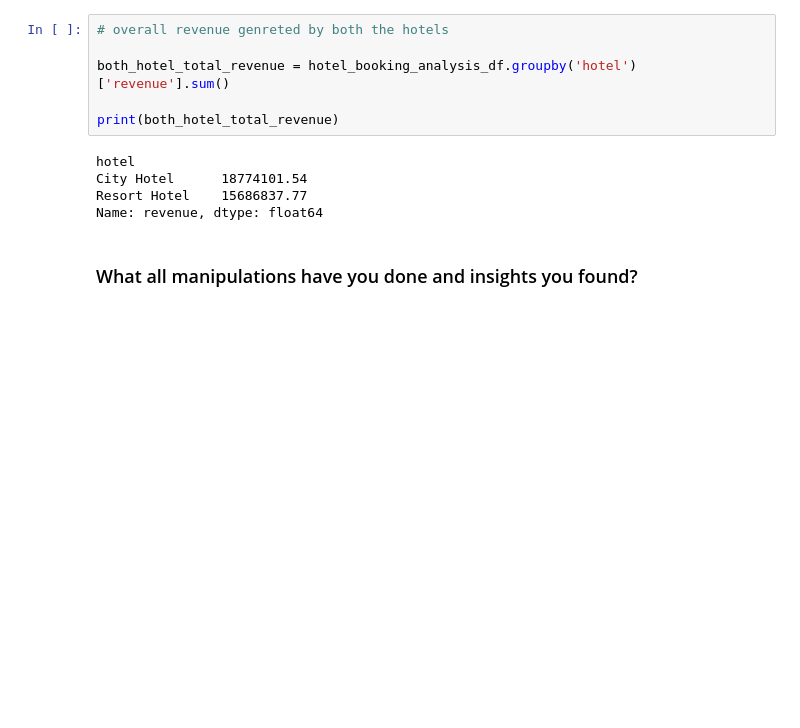
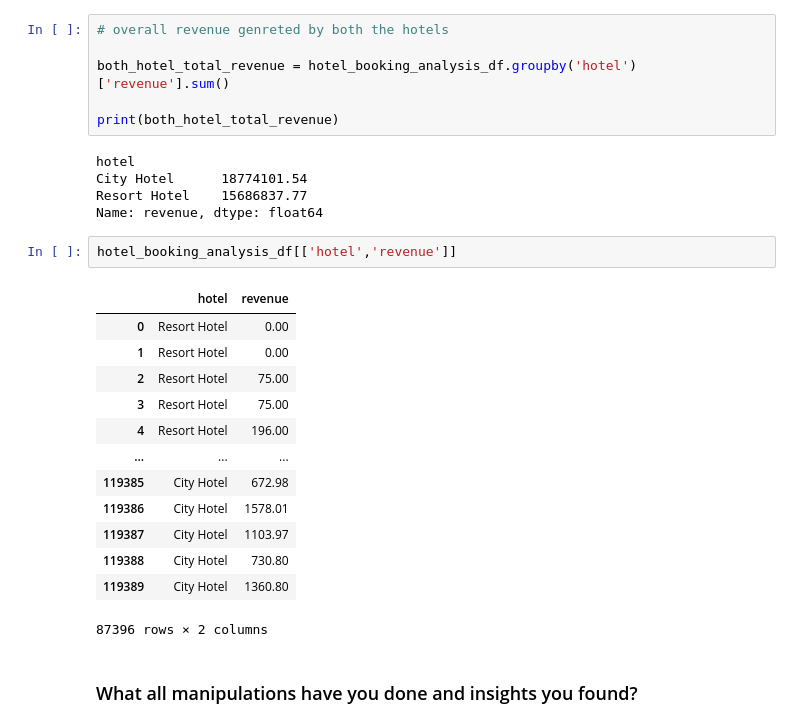
Before and after one commit to lovbundela240/Eda-_Hotel_booking_anaylsis, a Jupyter notebook: EDA_Hotel_Booking_Analysis.ipynb, the cells around one changed output. Saved outputs shown, nothing was run; the diff lists cells and outputs as text; blank space fills up the shorter version.

```diff
--- a/EDA_Hotel_Booking_Analysis.ipynb
+++ b/EDA_Hotel_Booking_Analysis.ipynb
@@ -513,6 +513,22 @@ hotel
 City Hotel      18774101.54
 Resort Hotel    15686837.77
 Name: revenue, dtype: float64
+# %%
+hotel_booking_analysis_df[['hotel','revenue']]
+# %% [output]
+|  | hotel | revenue |
+| 0 | Resort Hotel | 0.00 |
+| 1 | Resort Hotel | 0.00 |
+| 2 | Resort Hotel | 75.00 |
+| 3 | Resort Hotel | 75.00 |
+| 4 | Resort Hotel | 196.00 |
+| ... | ... | ... |
+| 119385 | City Hotel | 672.98 |
+| 119386 | City Hotel | 1578.01 |
+| 119387 | City Hotel | 1103.97 |
+| 119388 | City Hotel | 730.80 |
+| 119389 | City Hotel | 1360.80 |
+87396 rows × 2 columns
 # %% [markdown]
 ### What all manipulations have you done and insights you found?
 # %% [markdown]
```
Also changed, not shown: parts of 1 cell of this notebook.
